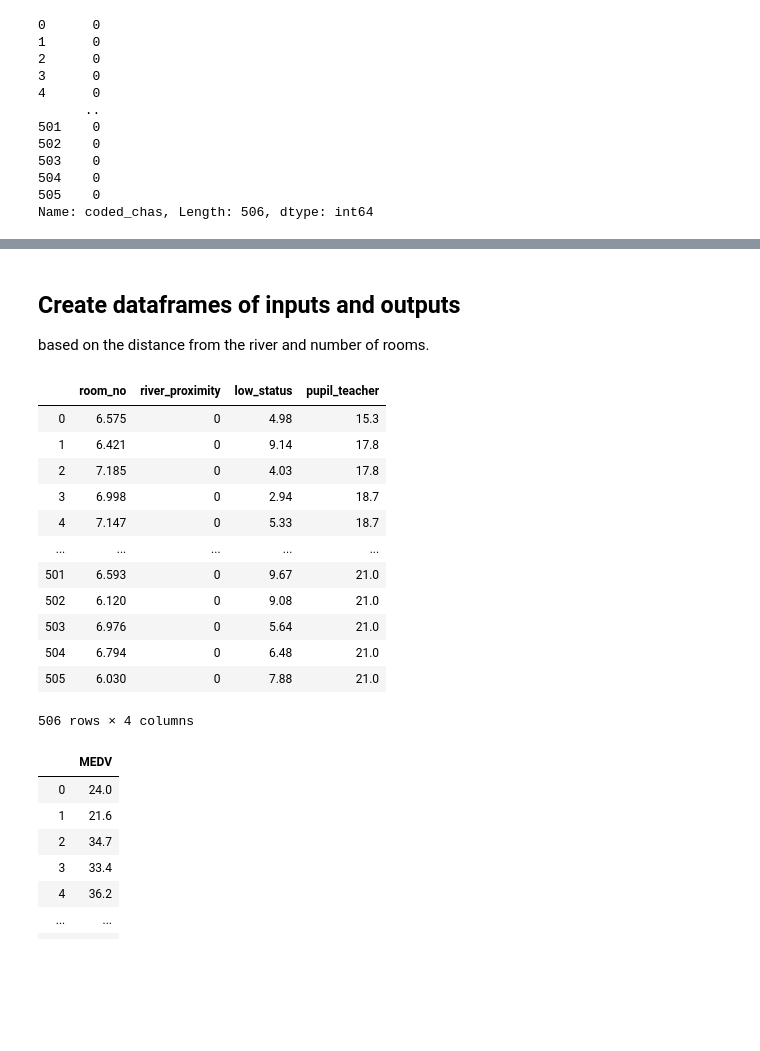
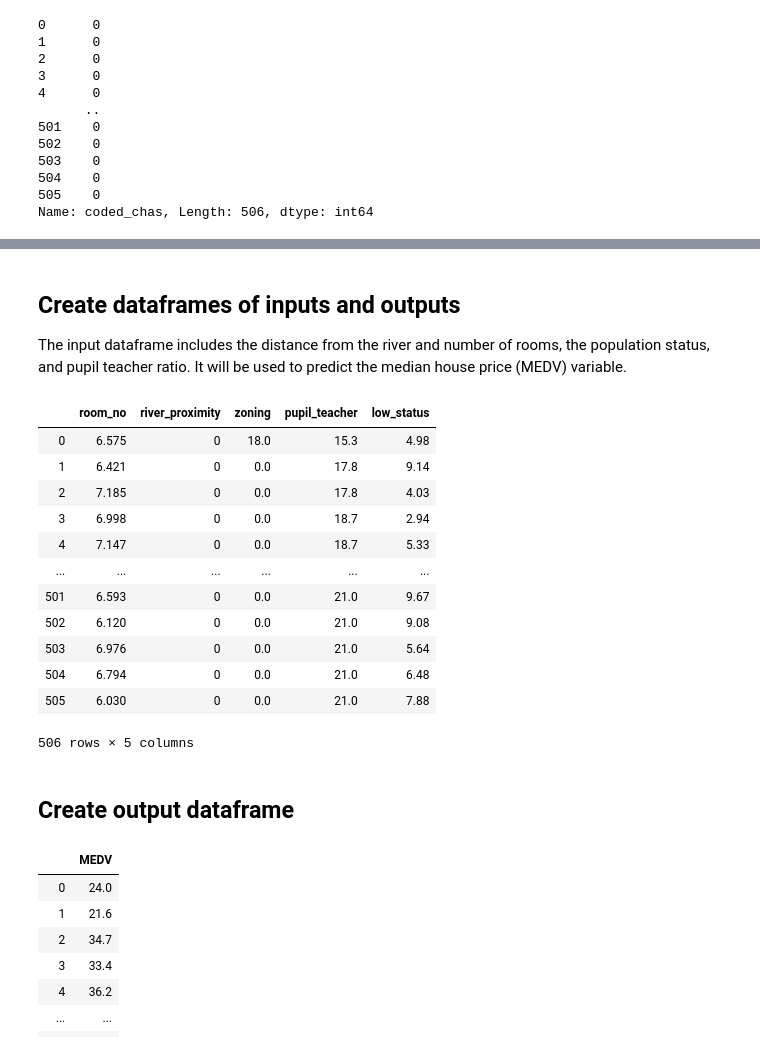
Before and after one commit to joanh3aly/boston-house-prices, a Jupyter notebook: boston-house-prices-analysis.ipynb, the cells around one changed output, grey strips where cells are left out. Saved outputs shown, nothing was run; the diff lists cells and outputs as text; code cells hidden in the pictures; blank space fills up the shorter version.

```diff
--- a/boston-house-prices-analysis.ipynb
+++ b/boston-house-prices-analysis.ipynb
@@ -584,24 +536,26 @@ Name: LSTAT, Length: 506, dtype: float64
 # %% [markdown]
 ## Create dataframes of inputs and outputs
-based on the distance from the river and number of rooms.
+The input dataframe includes the distance from the river and number of rooms, the population status, and pupil teacher ratio. It will be used to predict the median house price (MEDV) variable.
 # %%
-# create a dataframe of inputs based on the distance from the river and number of rooms, the population status, and pupil teacher ratio.
-d = {'room_no': boston['RM'], 'river_proximity': boston['coded_chas'], 'low_status': boston['LSTAT'], 'pupil_teacher':boston['PTRATIO']}
+# d = {'room_no': boston['RM'], 'river_proximity': boston['coded_chas'], 'zoning': boston['ZN'], 'low_status': boston['LSTAT'], 'pupil_teacher':boston['PTRATIO']}
+d = {'room_no': boston['RM'], 'river_proximity': boston['coded_chas'], 'zoning': boston['ZN'], 'pupil_teacher':boston['PTRATIO'], 'low_status': boston['LSTAT'], 'low_status': boston['LSTAT']}
 # d = {'rm': boston['RM'], 'encoded_chas': boston['coded_chas']}
 inputs_df = pd.DataFrame(data=d)
 inputs_df
 # %% [output]
-|  | room_no | river_proximity | low_status | pupil_teacher |
-| 0 | 6.575 | 0 | 4.98 | 15.3 |
-| 1 | 6.421 | 0 | 9.14 | 17.8 |
-| 2 | 7.185 | 0 | 4.03 | 17.8 |
-| 3 | 6.998 | 0 | 2.94 | 18.7 |
-| 4 | 7.147 | 0 | 5.33 | 18.7 |
-| ... | ... | ... | ... | ... |
-| 501 | 6.593 | 0 | 9.67 | 21.0 |
-| 502 | 6.120 | 0 | 9.08 | 21.0 |
-| 503 | 6.976 | 0 | 5.64 | 21.0 |
-| 504 | 6.794 | 0 | 6.48 | 21.0 |
-| 505 | 6.030 | 0 | 7.88 | 21.0 |
+|  | room_no | river_proximity | zoning | pupil_teacher | low_status |
+| 0 | 6.575 | 0 | 18.0 | 15.3 | 4.98 |
+| 1 | 6.421 | 0 | 0.0 | 17.8 | 9.14 |
+| 2 | 7.185 | 0 | 0.0 | 17.8 | 4.03 |
+| 3 | 6.998 | 0 | 0.0 | 18.7 | 2.94 |
+| 4 | 7.147 | 0 | 0.0 | 18.7 | 5.33 |
+| ... | ... | ... | ... | ... | ... |
+| 501 | 6.593 | 0 | 0.0 | 21.0 | 9.67 |
+| 502 | 6.120 | 0 | 0.0 | 21.0 | 9.08 |
+| 503 | 6.976 | 0 | 0.0 | 21.0 | 5.64 |
+| 504 | 6.794 | 0 | 0.0 | 21.0 | 6.48 |
+| 505 | 6.030 | 0 | 0.0 | 21.0 | 7.88 |
-506 rows × 4 columns
+506 rows × 5 columns
+# %% [markdown]
+## Create output dataframe
 # %%
```
Also changed, not shown: parts of 68 cells of this notebook.
